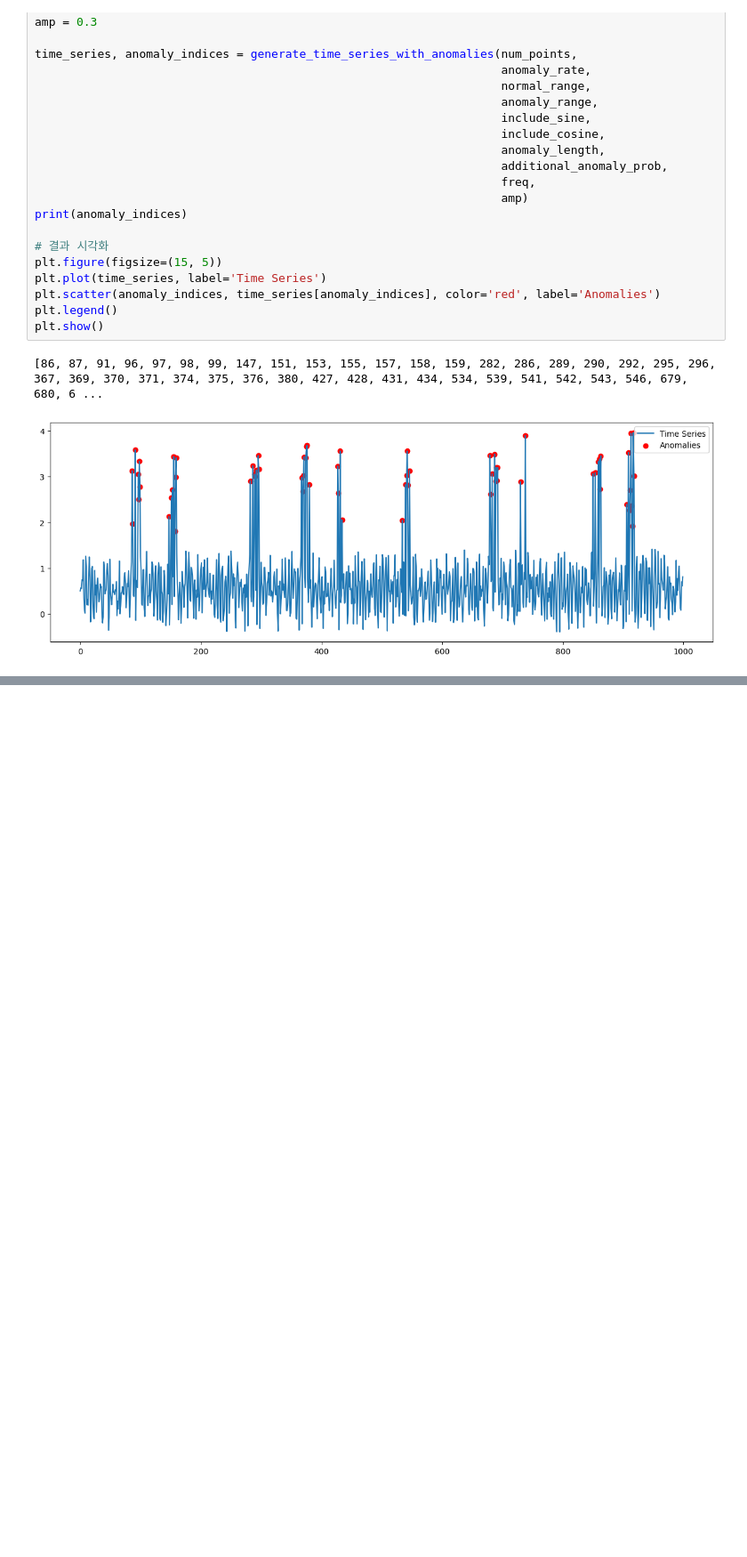
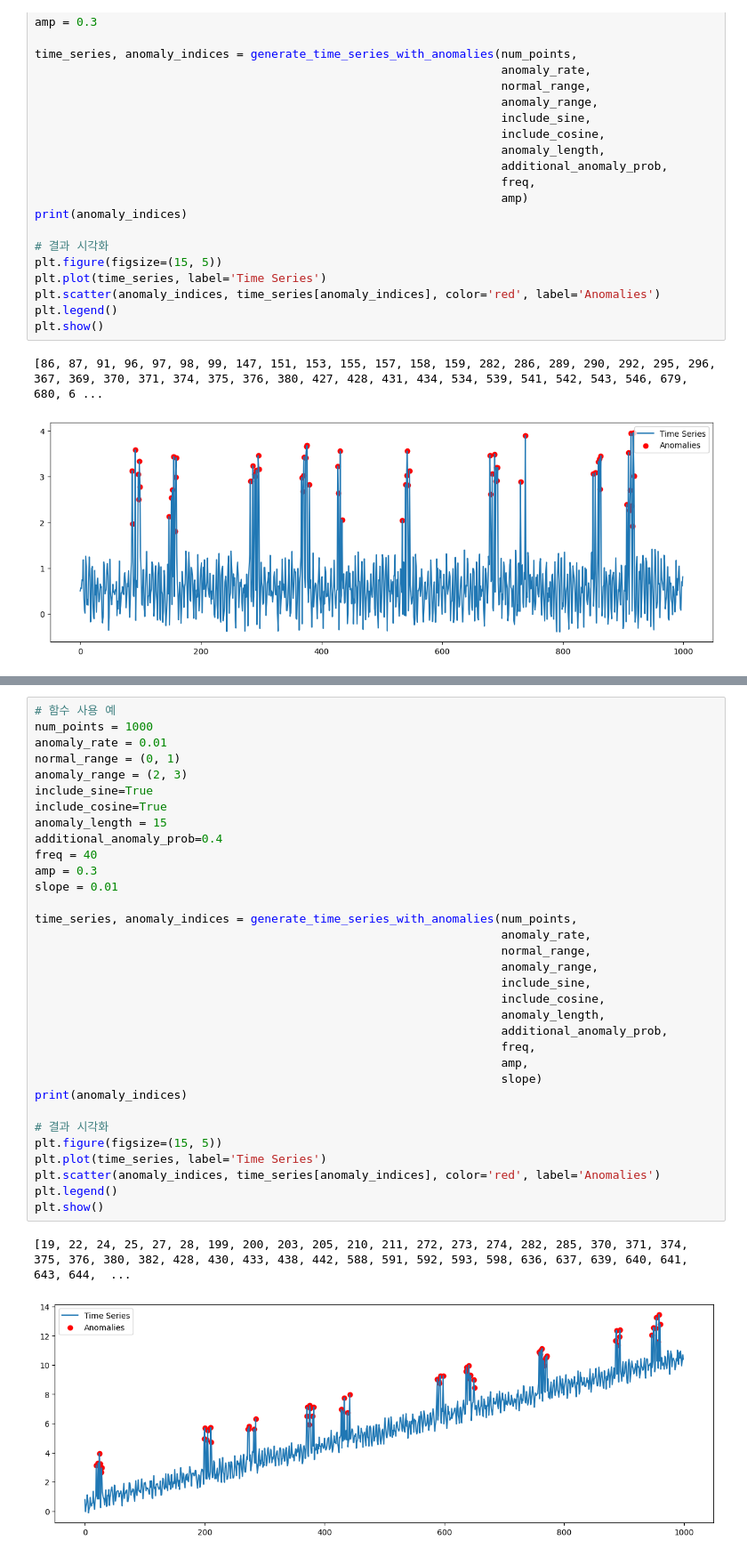
Before and after one commit to euisuk-chung/Generate_TSAD, a Jupyter notebook: Generation Test.ipynb, the cells around one changed output, grey strips where cells are left out. Shown at 89% size. Cells and saved outputs as stored; diff of their text form; blank space fills up the shorter version.

```diff
--- a/Generation Test.ipynb
+++ b/Generation Test.ipynb
@@ -325,0 +437,36 @@ plt.show()
+# %%
+# 함수 사용 예
+num_points = 1000
+anomaly_rate = 0.01
+normal_range = (0, 1)
+anomaly_range = (2, 3)
+include_sine=True
+include_cosine=True
+anomaly_length = 15
+additional_anomaly_prob=0.4
+freq = 40
+amp = 0.3
+slope = 0.01
+
+time_series, anomaly_indices = generate_time_series_with_anomalies(num_points,
+                                                                   anomaly_rate,
+                                                                   normal_range,
+                                                                   anomaly_range,
+                                                                   include_sine,
+                                                                   include_cosine,
+                                                                   anomaly_length,
+                                                                   additional_anomaly_prob,
+                                                                   freq,
+                                                                   amp,
+                                                                   slope)
+print(anomaly_indices)
+
+# 결과 시각화
+plt.figure(figsize=(15, 5))
+plt.plot(time_series, label='Time Series')
+plt.scatter(anomaly_indices, time_series[anomaly_indices], color='red', label='Anomalies')
+plt.legend()
+plt.show()
+# %% [output]
+[19, 22, 24, 25, 27, 28, 199, 200, 203, 205, 210, 211, 272, 273, 274, 282, 285, 370, 371, 374, 375, 376, 380, 382, 428, 430, 433, 438, 442, 588, 591, 592, 593, 598, 636, 637, 639, 640, 641, 643, 644,  ...
+[figure, added]
```
Also changed, not shown: parts of 3 cells of this notebook.
